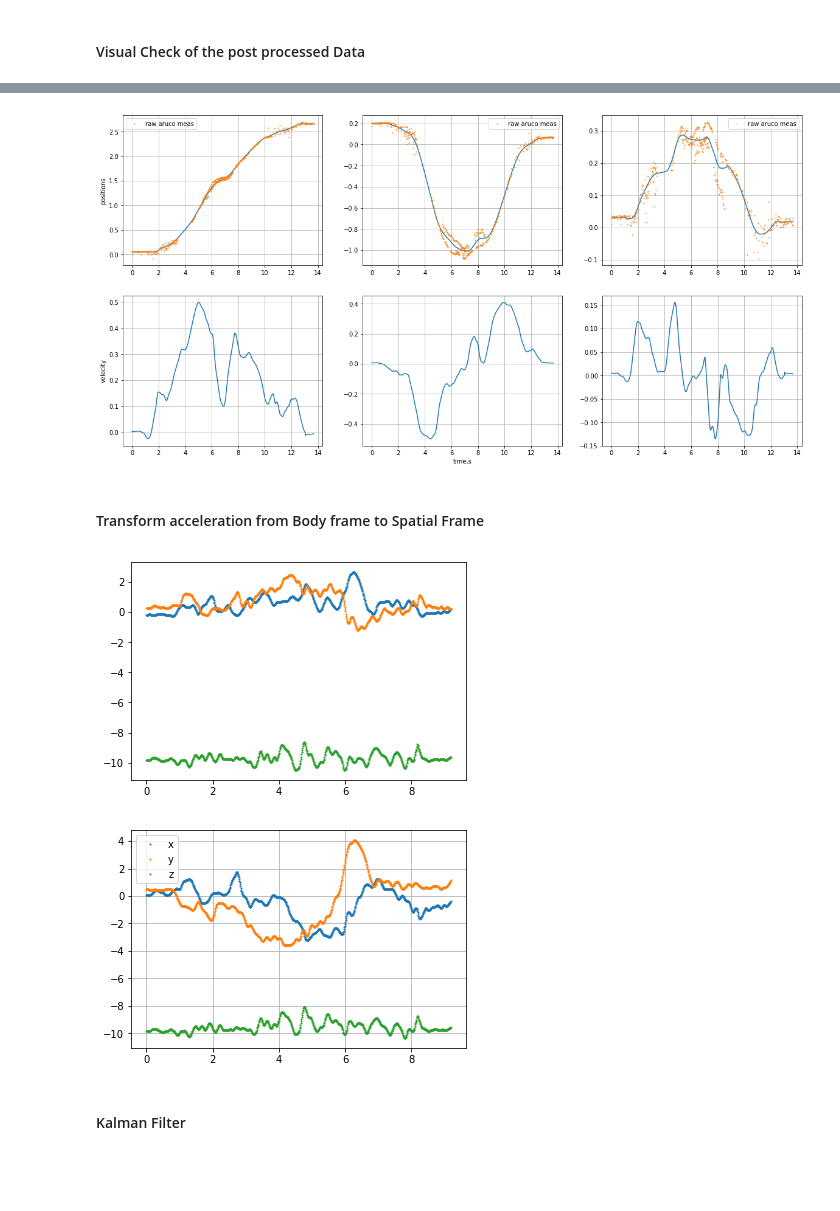
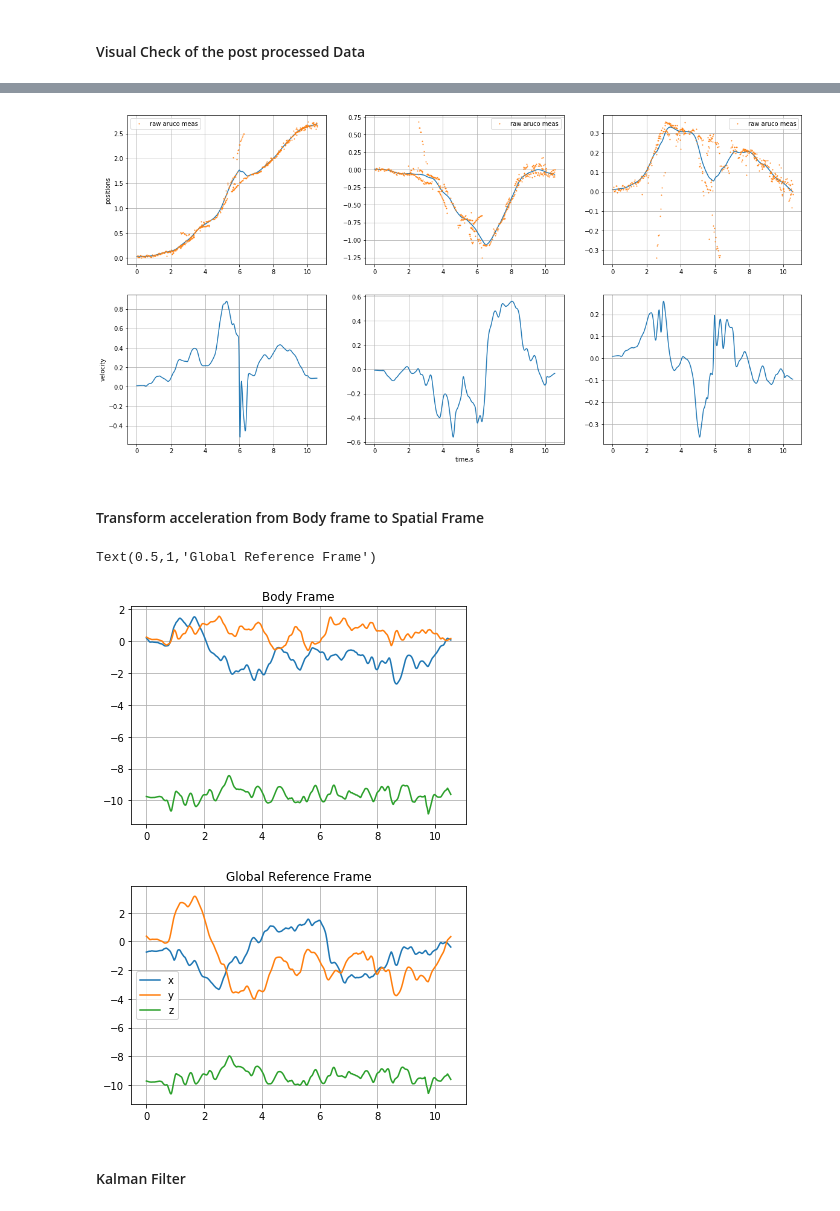
Before and after one commit to zhanibekrysbek/phhi_data_analysis, a Jupyter notebook: preprocessing/notebooks/cut_into_observations.ipynb, the cells around one changed output, grey strips where cells are left out. Saved outputs shown, nothing was run; the diff lists cells and outputs as text; code cells hidden in the pictures; blank space fills up the shorter version.

```diff
--- a/preprocessing/notebooks/cut_into_observations.ipynb
+++ b/preprocessing/notebooks/cut_into_observations.ipynb
@@ -314,6 +314,8 @@ def read_imu(tt0, ttf, temp_df):
     mag = np.array([[f[0],f[1],f[2]] for f in mag])
     tsteps = dict(temp)['time_stamp'].to_numpy()
     tsteps -= tt0
+
+    mag = calibrate_mag(mag)
 
     # Transform from Sensor Coordinate frame to Tray Coordinates
     new_accel = np.zeros(accel.shape)
@@ -537,7 +539,6 @@ for obs_num in tqdm(range(1,total_obs+1)):
     rft2 = read_rft(tt0,ttf, rft2_df)
 
     imu = read_imu(tt0, ttf, imu_df)
-    imu['mag'] = calibrate_mag(imu['mag'])
 
     pose1_grf = read_pose(tt0, ttf, pose1_df)
     pose1_off_grf = read_pose(tt0, ttf, pose1_off_df)
@@ -696,7 +704,7 @@ def integrate(x,t):
 # %% [markdown]
 ### Kalman Filter on position x
 # %%
-obs = observations[3]
+obs = observations[6]
 
 orientation = obs['pose123']['orientation'].copy()
 position = obs['pose123']['position'].copy()
@@ -834,7 +842,7 @@ plt.subplot(2,3,6)
 plt.plot(tnom, vel_smooth[:,2])
 plt.grid()
 # %% [output]
-[figure, old version]
+[figure, new version]
 # %% [markdown]
 #### Transform acceleration from Body frame to Spatial Frame
 # %%
@@ -845,12 +853,16 @@ for i, orient in enumerate(orient_smooth):
     accel_grf[i,:] = np.matmul(rot_mat, accel_smooth[i])
 # %%
 # Corresponding plot
-plt.plot(tnom,accel_smooth, '.', MarkerSize=2)
+plt.plot(tnom,accel_smooth)
+plt.grid()
+plt.title('Body Frame')
 
 plt.figure()
-plt.plot(tnom, accel_grf,'.', MarkerSize=2)
+plt.plot(tnom, accel_grf)
 plt.legend(['x','y','z'])
 plt.grid()
+plt.title('Global Reference Frame')
 # %% [output]
+Text(0.5,1,'Global Reference Frame')
-[figure, old version]
+[figure, new version]
-[figure, old version]
+[figure, new version]
```
Also changed, not shown: parts of 26 cells of this notebook, 34 other files.
